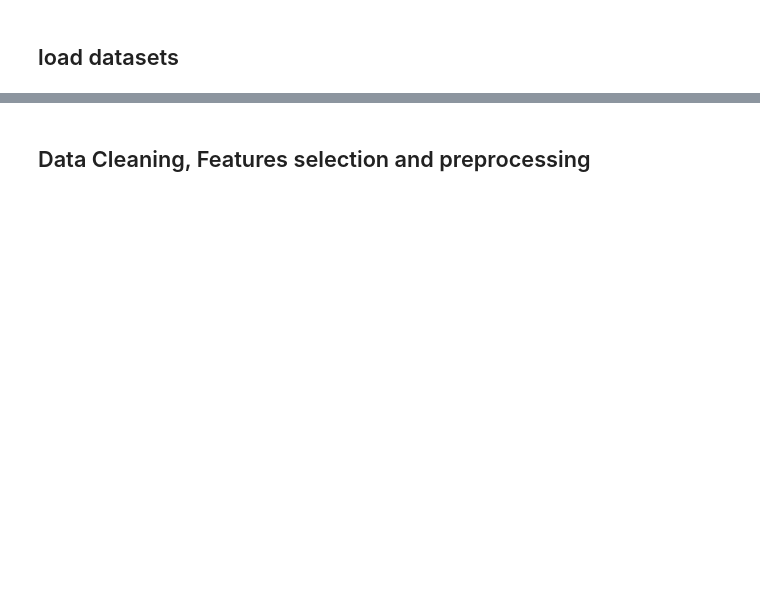
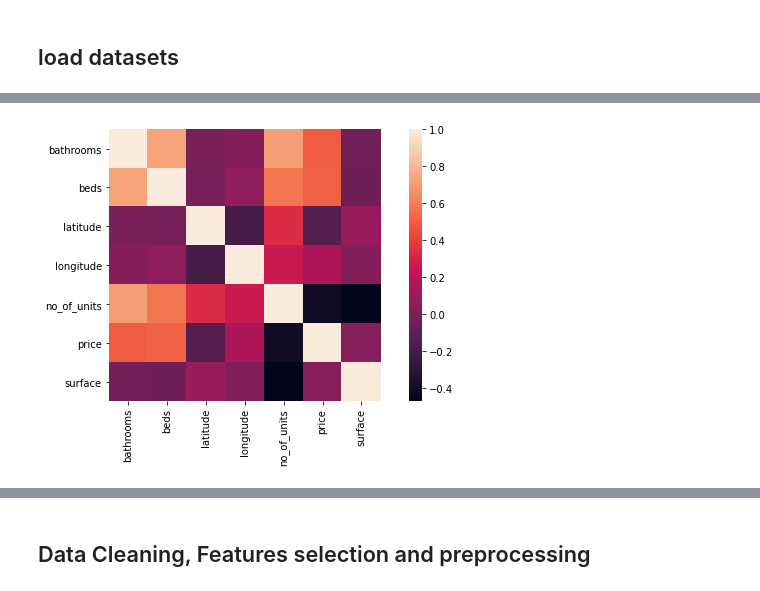
Before and after one commit to erinkhoo/House_pricing_dataset, a Jupyter notebook: MLcompetition_Erin_Khoo_19225733.ipynb, the cells around one changed output, grey strips where cells are left out. Saved outputs shown, nothing was run; the diff lists cells and outputs as text; code cells hidden in the pictures; blank space fills up the shorter version.

```diff
--- a/MLcompetition_Erin_Khoo_19225733.ipynb
+++ b/MLcompetition_Erin_Khoo_19225733.ipynb
@@ -105,0 +147,6 @@ entry.iloc[0,:].description_block
+# %%
+corr_matrix_train = dftrain.corr()
+f, ax = plt.subplots(figsize=(10, 5))
+seaborn.heatmap(corr_matrix_train, square=True);
+# %% [output]
+[figure, added]
```
Also changed, not shown: parts of 55 cells of this notebook, 9 other files.
